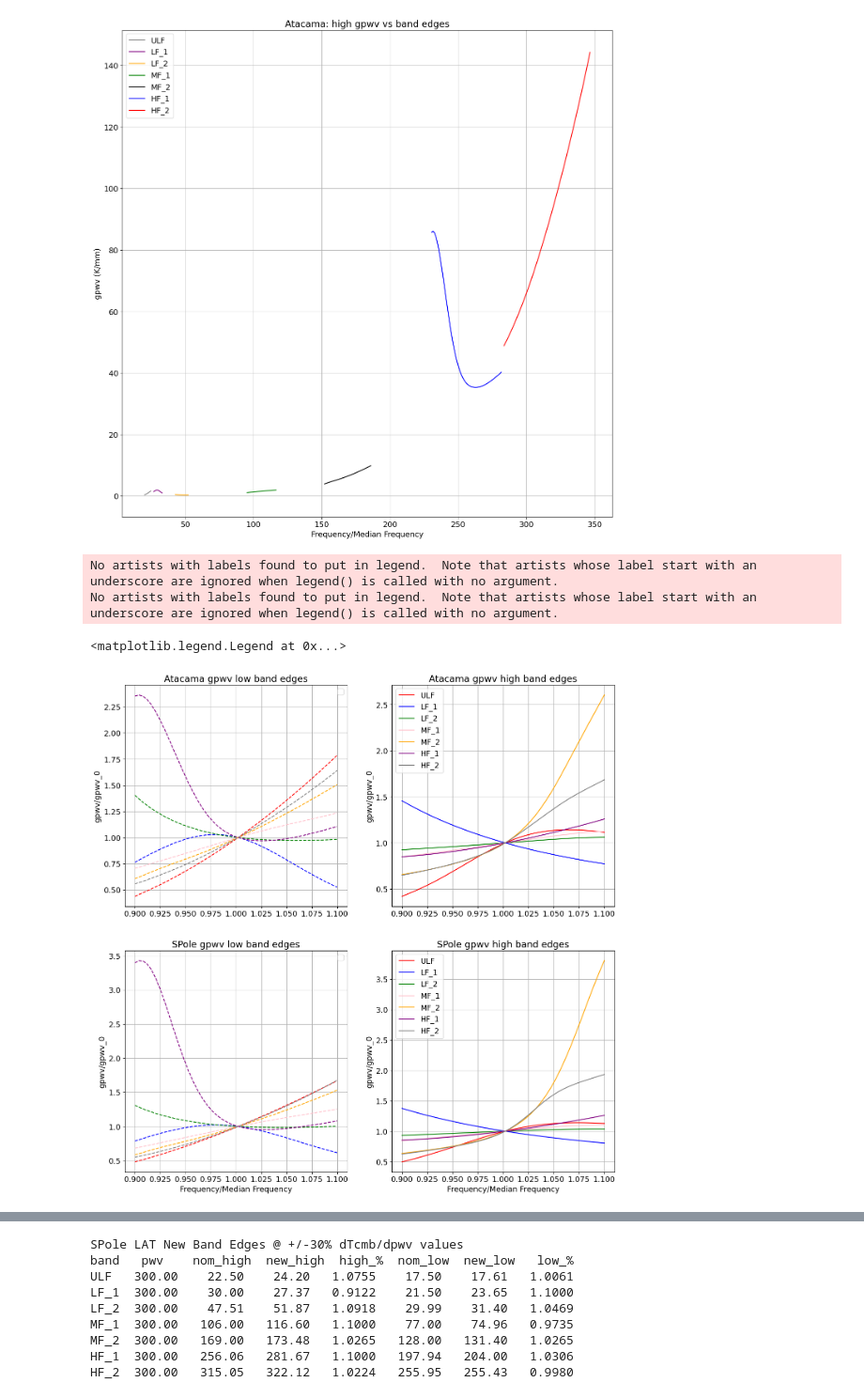
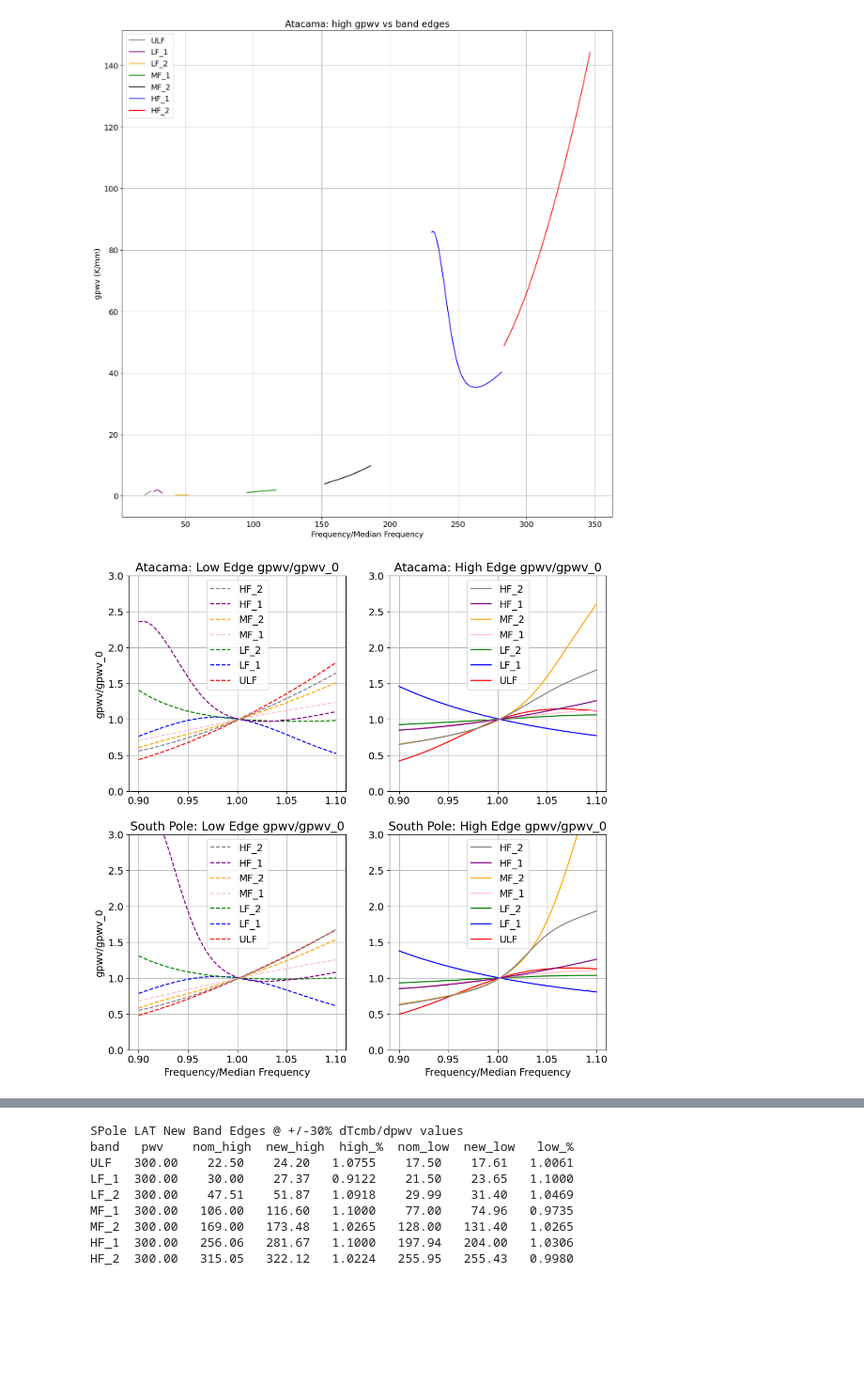
Before and after one commit to JohnRuhl/Atmos_pwv_flucts, a Jupyter notebook: Atmos_pwv_flucts.ipynb, the cells around one changed output, grey strips where cells are left out. Shown at 94% size. Cells and saved outputs as stored; diff of their text form; code cells hidden in the pictures; blank space fills up the shorter version.

Commit message:
new chart with gpwv results added

```diff
--- a/Atmos_pwv_flucts.ipynb
+++ b/Atmos_pwv_flucts.ipynb
@@ -1172,7 +1196,7 @@ plt.legend()
 # %%
 #similar plot but with gpwv high and low values / gpwv center
 plt.rcParams.update({'font.size': 14})
-plt.rcParams['figure.figsize'] = [16, 16]
+plt.rcParams['figure.figsize'] = [12, 12]
 
 bandtype_dict= {'LAT':{'ULF':'red', 'LF_1': 'blue', 'LF_2': 'green',
                        'MF_1': 'pink', 'MF_2': 'orange', 'HF_1': 'purple', 'HF_2': 'grey'}}
@@ -1185,51 +1209,85 @@ for ch in chlist:
     btype=bandtype_dict['LAT'][ch]
     #normal=0.5*(atacama_dict[900][ch]['lowvec']-np.min(atacama_dict[900][ch]['lowvec']))/((np.max(atacama_dict[900][ch]['lowvec'])-np.min(atacama_dict[900][ch]['lowvec'])))+0.75
     #normal2=0.5*((atacama_dict[900][ch]['gpwv_l']-np.min(atacama_dict[900][ch]['gpwv_l']))/((np.max(atacama_dict[900][ch]['gpwv_l']))-np.min(atacama_dict[900][ch]['gpwv_l'])))+0.75
     #plt.plot(normal, normal2, color=btype)#, linestyle='dashed' )
-    plt.plot(atacama_dict[900][ch]['lowvec']/np.median(atacama_dict[900][ch]['lowvec']), (atacama_dict[900][ch]['gpwv_l']/np.median(atacama_dict[900][ch]['gpwv_l'][25])), color=btype, linestyle='dashed')#, label=ch)
+    plt.plot(atacama_dict[900][ch]['lowvec']/np.median(atacama_dict[900][ch]['lowvec']), (atacama_dict[900][ch]['gpwv_l']/atacama_dict[900][ch]['gpwv_l'][25]), color=btype, linestyle='dashed', label=ch)
     #plt.plot(atacama_dict[900][ch]['highvec']/np.median(atacama_dict[900][ch]['highvec']), (atacama_dict[900][ch]['gpwv_h']/np.median(atacama_dict[900][ch]['gpwv_h'])), color=btype, label=ch)
 plt.ylabel('gpwv/gpwv_0')
-plt.title('Atacama gpwv low band edges')
+plt.ylim(0,3)
+plt.title('Atacama: Low Edge gpwv/gpwv_0')
 plt.grid()
-plt.legend()
+#plt.legend()
+#changing the order of legend inputs
+handles, labels = plt.gca().get_legend_handles_labels()
+
+# specify order
+order = [6, 5, 4, 3, 2, 1, 0]
+
+# pass handle & labels lists along with order as below
+plt.legend([handles[i] for i in order], [labels[i] for i in order])#, loc='center')#, borderaxespad=0)
+#plt.show()
+
 
 plt.subplot(2,2,2)
 for ch in chlist:
     btype=bandtype_dict['LAT'][ch]
-    plt.plot(atacama_dict[900][ch]['highvec']/np.median(atacama_dict[900][ch]['highvec']), (atacama_dict[900][ch]['gpwv_h']/np.median(atacama_dict[900][ch]['gpwv_h'][25])), color=btype, label=ch)
-plt.ylabel('gpwv/gpwv_0')
-plt.title('Atacama gpwv high band edges')
+    plt.plot(atacama_dict[900][ch]['highvec']/np.median(atacama_dict[900][ch]['highvec']), (atacama_dict[900][ch]['gpwv_h']/atacama_dict[900][ch]['gpwv_h'][25]), color=btype, label=ch)
+#plt.ylabel('gpwv/gpwv_0')
+plt.ylim(0,3)
+plt.title('Atacama: High Edge gpwv/gpwv_0')
 plt.grid()
-plt.legend()
+handles, labels = plt.gca().get_legend_handles_labels()
+
+# specify order
+order = [6, 5, 4, 3, 2, 1, 0]
+
+# pass handle & labels lists along with order as below
+plt.legend([handles[i] for i in order], [labels[i] for i in order])#, loc='center')#, borderaxespad=0)
+#plt.show()
 
 plt.subplot(2,2,3)
 for ch in chlist:
     btype=bandtype_dict['LAT'][ch]
-    plt.plot(spole_dict[300][ch]['lowvec']/np.median(spole_dict[300][ch]['lowvec']), spole_dict[300][ch]['gpwv_l']/np.median(spole_dict[300][ch]['gpwv_l'][25]),color=btype, linestyle='dashed')
+    plt.plot(spole_dict[300][ch]['lowvec']/np.median(spole_dict[300][ch]['lowvec']), spole_dict[300][ch]['gpwv_l']/spole_dict[300][ch]['gpwv_l'][25],color=btype, linestyle='dashed', label=ch)
     #plt.plot(spole_dict[300][ch]['highvec']/np.median(spole_dict[300][ch]['highvec']), spole_dict[300][ch]['gpwv_h']/np.median(spole_dict[300][ch]['gpwv_h']), color=btype, label=ch)
     #plt.plot(spole_dict[300][ch]['lowvec']/np.median(spole_dict[300][ch]['lowvec']), (spole_dict[300][ch]['gpwv_l']/spole_dict[300][ch]['gpwv']), color=btype, linestyle='dashed')
     #plt.plot(spole_dict[300][ch]['highvec']/np.median(spole_dict[300][ch]['highvec']), (spole_dict[300][ch]['gpwv_h']/spole_dict[300][ch]['gpwv']), color=btype, label=ch)
 plt.ylabel('gpwv/gpwv_0')
-plt.title('SPole gpwv low band edges')
+plt.ylim(0,3)
+plt.title('South Pole: Low Edge gpwv/gpwv_0')
 plt.xlabel('Frequency/Median Frequency')
 plt.grid()
-plt.legend()
+
+handles, labels = plt.gca().get_legend_handles_labels()
+
+# specify order
+order = [6, 5, 4, 3, 2, 1, 0]
+
+# pass handle & labels lists along with order as below
+plt.legend([handles[i] for i in order], [labels[i] for i in order])#, fontsize="12")#, loc='center')#, borderaxespad=0)
+#plt.show()
+
 
 plt.subplot(2,2,4)
 for ch in chlist:
     btype=bandtype_dict['LAT'][ch]
     #plt.plot(spole_dict[300][ch]['lowvec']/np.median(spole_dict[300][ch]['lowvec']), spole_dict[300][ch]['gpwv_l']/np.median(spole_dict[300][ch]['gpwv_l']),color=btype, linestyle='dashed')
-    plt.plot(spole_dict[300][ch]['highvec']/np.median(spole_dict[300][ch]['highvec']), spole_dict[300][ch]['gpwv_h']/np.median(spole_dict[300][ch]['gpwv_h'][25]), color=btype, label=ch)
-plt.ylabel('gpwv/gpwv_0')
-plt.title('SPole gpwv high band edges')
+    plt.plot(spole_dict[300][ch]['highvec']/np.median(spole_dict[300][ch]['highvec']), spole_dict[300][ch]['gpwv_h']/spole_dict[300][ch]['gpwv_h'][25], color=btype, label=ch)#, linewidth=0.7)
+#plt.ylabel('gpwv/gpwv_0')
+plt.ylim(0,3)
+plt.title('South Pole: High Edge gpwv/gpwv_0')
 plt.xlabel('Frequency/Median Frequency')
 plt.grid()
-plt.legend()
+handles, labels = plt.gca().get_legend_handles_labels()
+
+# specify order
+order = [6, 5, 4, 3, 2, 1, 0]
+
+# pass handle & labels lists along with order as below
+plt.legend([handles[i] for i in order], [labels[i] for i in order], loc='upper center')#, borderaxespad=0)
+plt.show()
 # %% [output]
-No artists with labels found to put in legend.  Note that artists whose label start with an underscore are ignored when legend() is called with no argument.
-No artists with labels found to put in legend.  Note that artists whose label start with an underscore are ignored when legend() is called with no argument.
-<matplotlib.legend.Legend at 0x...>
-[figure, old version]
+[figure, new version]
 # %% [markdown]
 # Creating a Chart with gpwv values
 
```
Also changed, not shown: parts of 5 cells of this notebook.
